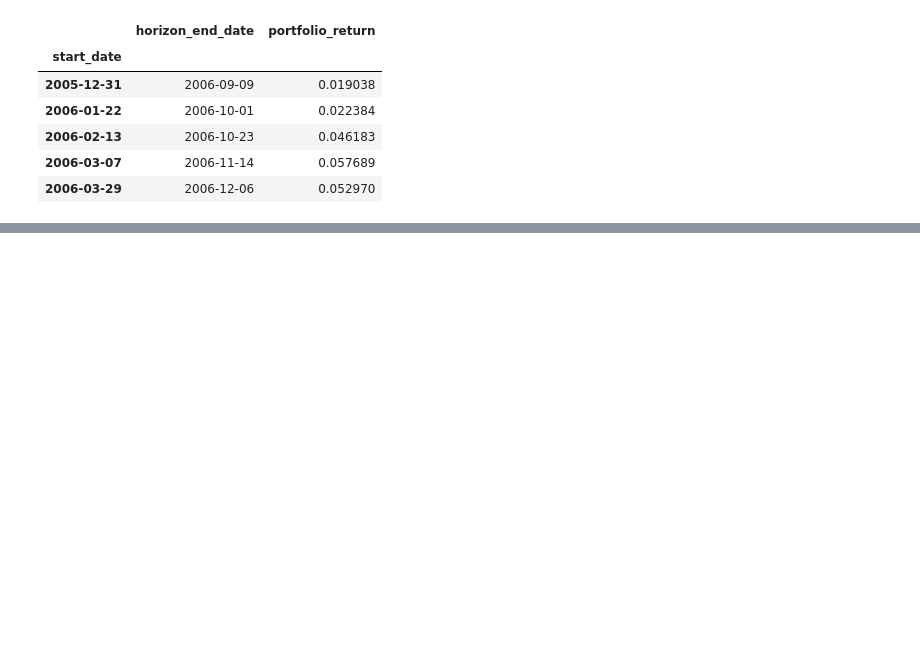
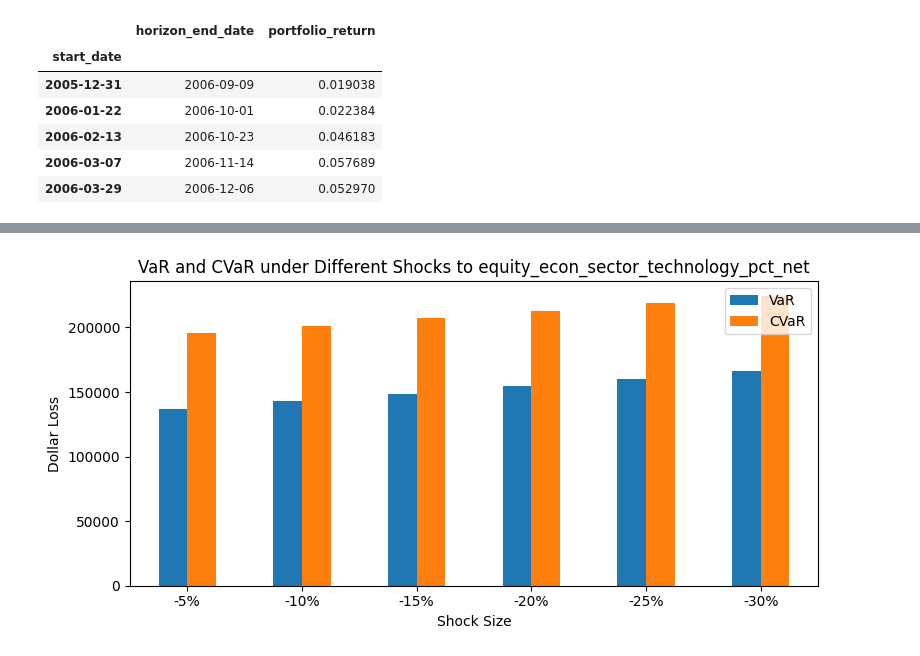
Before and after one commit to hss42soyo/TermProject, a Jupyter notebook: VaR_cVaR.ipynb, the cells around one changed output, grey strips where cells are left out. Drawn from its saved outputs; the diff is of its cells as text; code cells hidden in the pictures; blank space fills up the shorter version.

```diff
--- a/VaR_cVaR.ipynb
+++ b/VaR_cVaR.ipynb
@@ -421,0 +699,21 @@ display(stressed_distribution.head())
+# %%
+stress_shocks = [-0.05, -0.10, -0.15, -0.20, -0.25, -0.30]
+stress_sector = sector_exposure.index[0]
+
+stress_results = {}
+
+for shock in stress_shocks:
+    _, stressed_risk = stress_test_sector(
+        fund_return_distribution,
+        portfolio_symbols,
+        sector_name=stress_sector,
+        shock=shock,
+        alpha=alpha,
+        initial_value=initial_value,
+    )
+
+    stress_results[f"{stress_sector} {shock:.0%}"] = stressed_risk
+
+stress_comparison = pd.DataFrame(stress_results)
+
+display(stress_comparison.loc[["VaR", "CVaR", "mean_loss", "max_loss"]])
@@ -421,0 +726,14 @@ display(stressed_distribution.head())
+# %%
+stress_plot = stress_comparison.T[["VaR", "CVaR"]].copy()
+stress_plot.index = [f"{shock:.0%}" for shock in stress_shocks]
+
+ax = stress_plot.plot(kind="bar", figsize=(8, 4))
+
+ax.set_title(f"VaR and CVaR under Different Shocks to {stress_sector}")
+ax.set_xlabel("Shock Size")
+ax.set_ylabel("Dollar Loss")
+plt.xticks(rotation=0)
+plt.tight_layout()
+plt.show()
+# %% [output]
+[figure, added]
```
Also changed, not shown: parts of 52 cells of this notebook.
